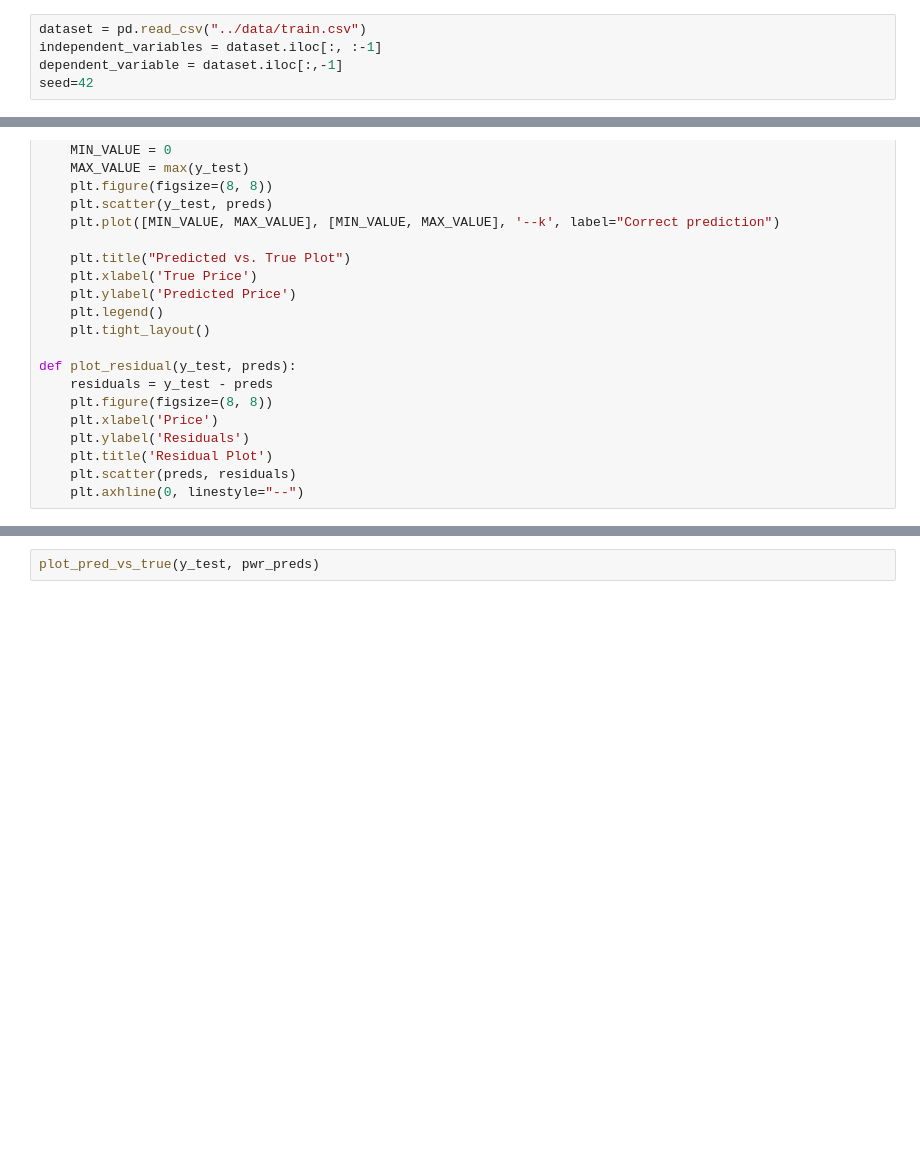
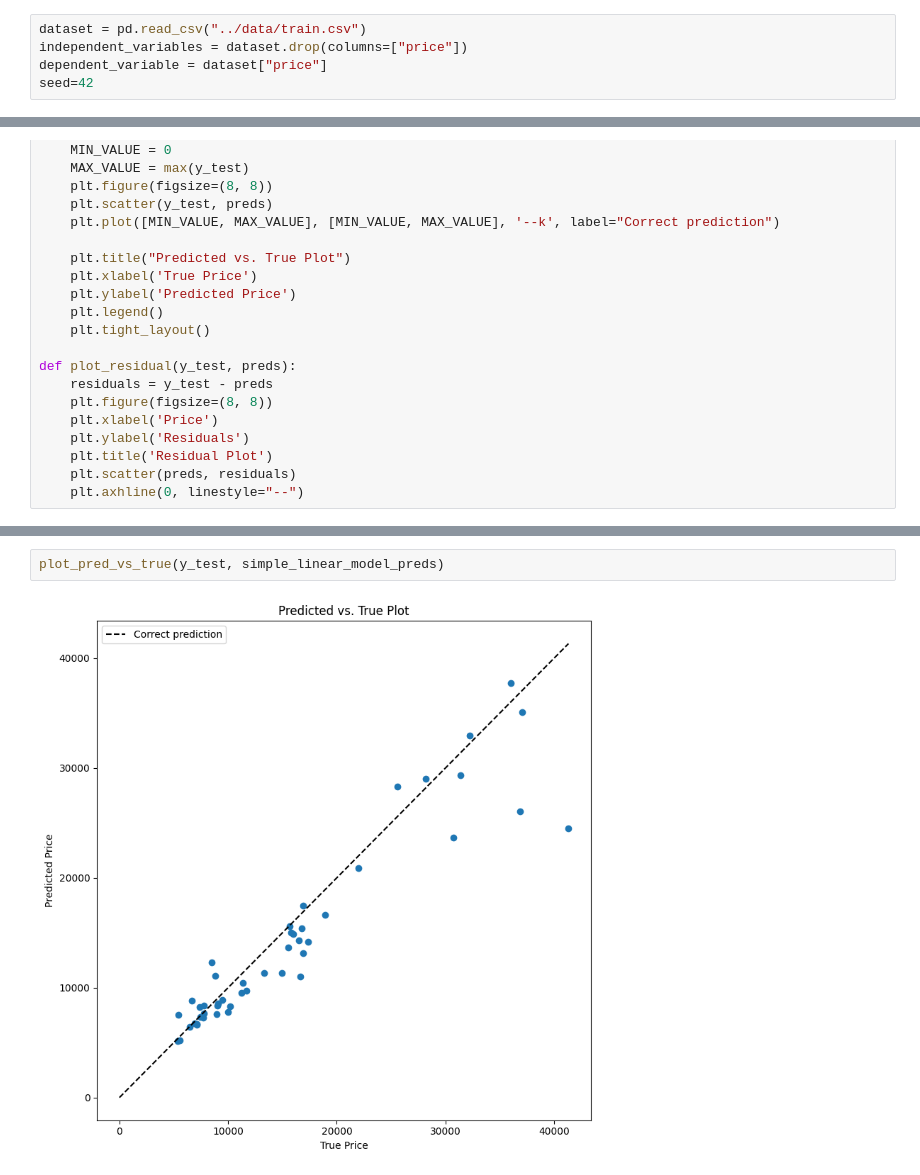
Before and after one commit to skillsharer/car-dealership, a Jupyter notebook: model/train.ipynb, the cells around one changed output, grey strips where cells are left out. Saved outputs shown, nothing was run; the diff lists cells and outputs as text; blank space fills up the shorter version.

```diff
--- a/model/train.ipynb
+++ b/model/train.ipynb
@@ -11,6 +11,6 @@ from sklearn.metrics import r2_score
 from matplotlib import pyplot as plt
 # %%
 dataset = pd.read_csv("../data/train.csv")
-independent_variables = dataset.iloc[:, :-1]
-dependent_variable = dataset.iloc[:,-1]
+independent_variables = dataset.drop(columns=["price"])
+dependent_variable = dataset["price"]
 seed=42
@@ -124,3 +235,5 @@ calculate_metrics(y_test=y_test, preds=pwr_preds)
 # %%
-plot_pred_vs_true(y_test, pwr_preds)
+plot_pred_vs_true(y_test, simple_linear_model_preds)
+# %% [output]
+[figure, added]
 # %%
```
Also changed, not shown: parts of 20 cells of this notebook, 1 other file.
